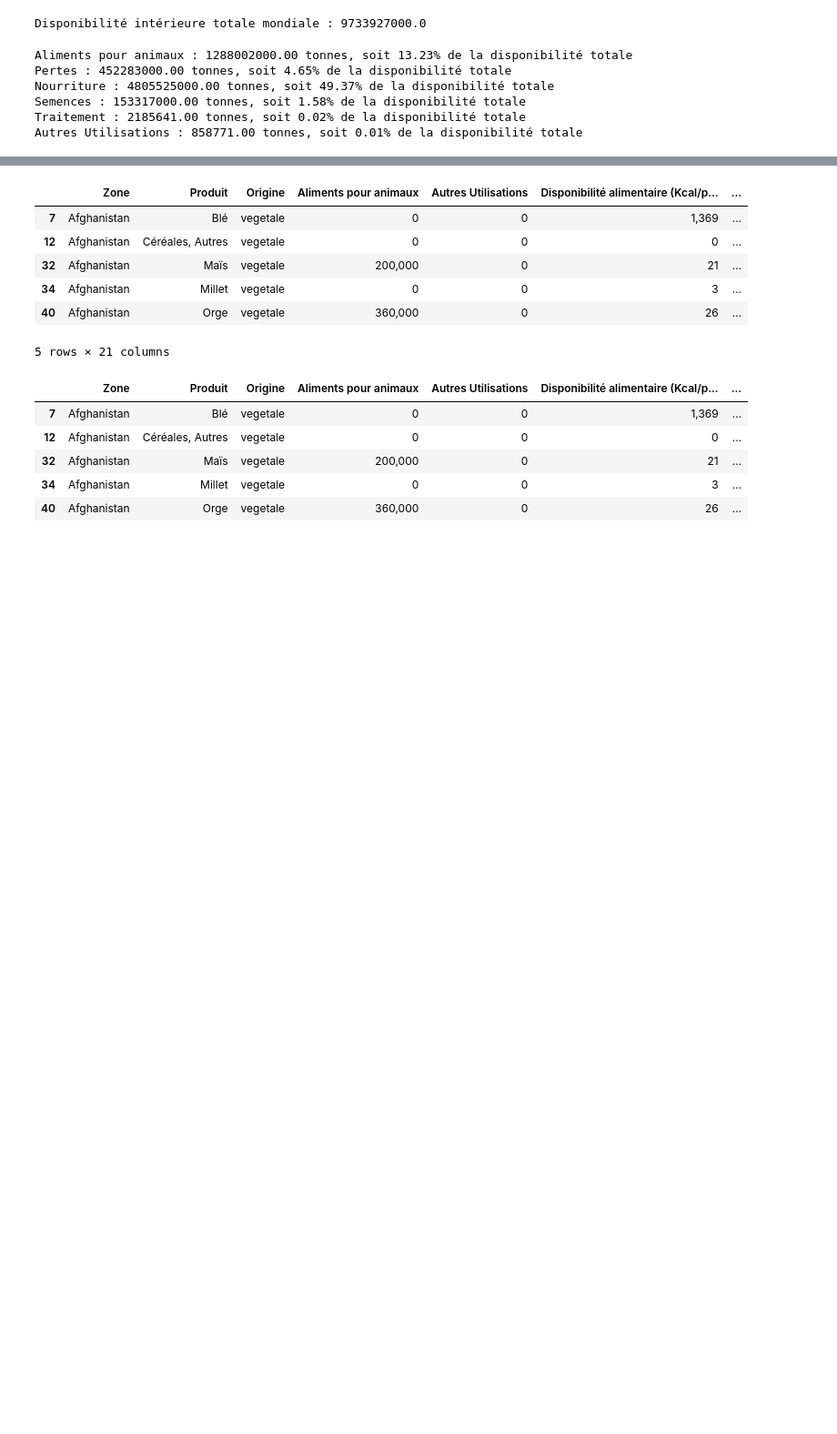
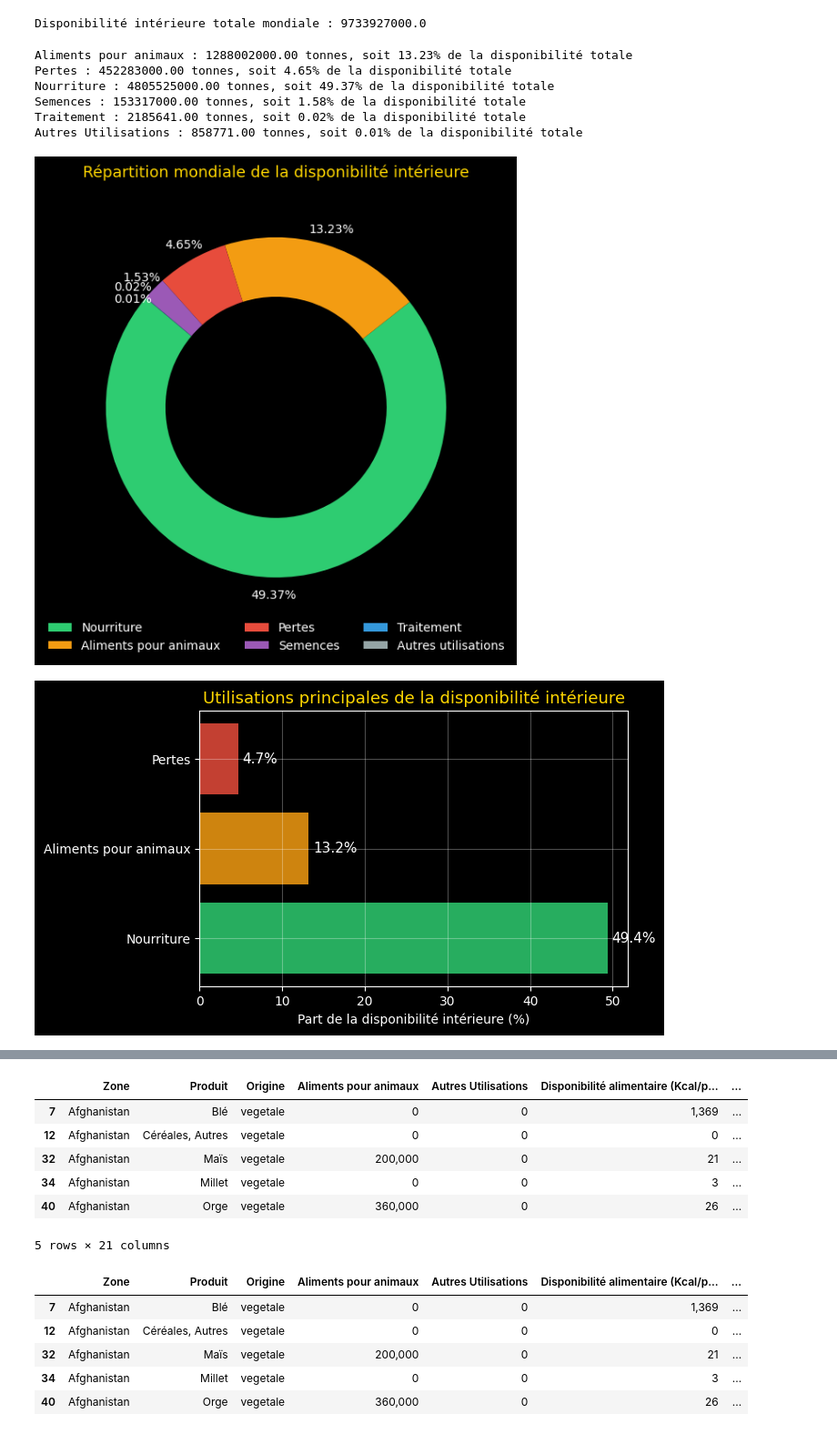
Before and after one commit to Stephane-OC/fao-project, a Jupyter notebook: Food_Security_Analysis_2013_2017.ipynb, the cells around one changed output, grey strips where cells are left out. Shown at 91% size. Cells and saved outputs as stored; diff of their text form; code cells hidden in the pictures; blank space fills up the shorter version.

```diff
--- a/Food_Security_Analysis_2013_2017.ipynb
+++ b/Food_Security_Analysis_2013_2017.ipynb
@@ -701,4 +775,78 @@ Nourriture : 4805525000.00 tonnes, soit 49.37% de la disponibilité totale
 Semences : 153317000.00 tonnes, soit 1.58% de la disponibilité totale
 Traitement : 2185641.00 tonnes, soit 0.02% de la disponibilité totale
 Autres Utilisations : 858771.00 tonnes, soit 0.01% de la disponibilité totale
+# %%
+# Graphique 1 - Répartition mondiale (Donut)
+labels = ["Nourriture", "Aliments pour animaux", "Pertes", "Semences", "Traitement", "Autres utilisations"]
+values = [49.37, 13.23, 4.65, 1.53, 0.02, 0.01]
+colors = ["#2ecc71", "#f39c12", "#e74c3c", "#9b59b6", "#3498db", "#95a5a6"]
+
+fig, ax = plt.subplots(figsize=(6,6), facecolor="black")
+
+# Création du donut
+wedges, texts = ax.pie(
+    values,
+    startangle=140,
+    colors=colors,
+    radius=1,
+    wedgeprops=dict(width=0.35)
+)
+
+# Ajout manuel des pourcentages
+autotexts = []
+for i, w in enumerate(wedges):
+    ang = (w.theta2 + w.theta1) / 2
+    x = 1.1 * np.cos(np.deg2rad(ang))
+    y = 1.1 * np.sin(np.deg2rad(ang))
+    txt = ax.text(x, y, f"{values[i]:.2f}%", color="white", fontsize=10, ha='center', va='center')
+    autotexts.append(txt)
+
+# 🔧 Ajustement manuel pour éviter les chevauchements
+for i, t in enumerate(autotexts):
+    for j in range(i):
+        # Compare les positions verticales des textes
+        if abs(t.get_position()[1] - autotexts[j].get_position()[1]) < 0.05:
+            # Décale légèrement celui du bas
+            x, y = t.get_position()
+            t.set_position((x, y - 0.07))
+
+# Centre vide (effet donut)
+centre_circle = plt.Circle((0,0),0.60,fc='black')
+fig.gca().add_artist(centre_circle)
+
+# Légende + titre
+ax.legend(
+    labels,
+    loc="lower center",
+    bbox_to_anchor=(0.5, -0.1),
+    ncol=3,
+    frameon=False,
+    labelcolor="white"
+)
+ax.set_title("Répartition mondiale de la disponibilité intérieure", color="gold", fontsize=13, pad=15)
+
+plt.tight_layout()
+plt.show()
+
+# Graphique 2 - Barres horizontales
+top_labels = ["Nourriture", "Aliments pour animaux", "Pertes"]
+top_values = [49.37, 13.23, 4.65]
+colors = ["#2ecc71", "#f39c12", "#e74c3c"]
+
+fig, ax = plt.subplots(figsize=(7,4), facecolor="black")
+bars = ax.barh(top_labels, top_values, color=colors, alpha=0.85)
+
+for bar in bars:
+    ax.text(bar.get_width() + 0.5, bar.get_y() + bar.get_height()/2,
+            f"{bar.get_width():.1f}%", va='center', color='white', fontsize=11)
+
+ax.set_xlabel("Part de la disponibilité intérieure (%)", color="white", fontsize=10)
+ax.set_title("Utilisations principales de la disponibilité intérieure", color="gold", fontsize=13)
+ax.tick_params(colors="white")
+plt.grid(alpha=0.3)
+plt.tight_layout()
+plt.show()
+# %% [output]
+[figure, added]
+[figure, added]
 # %% [markdown]
```
Also changed, not shown: parts of 35 cells of this notebook, 2 other files.
